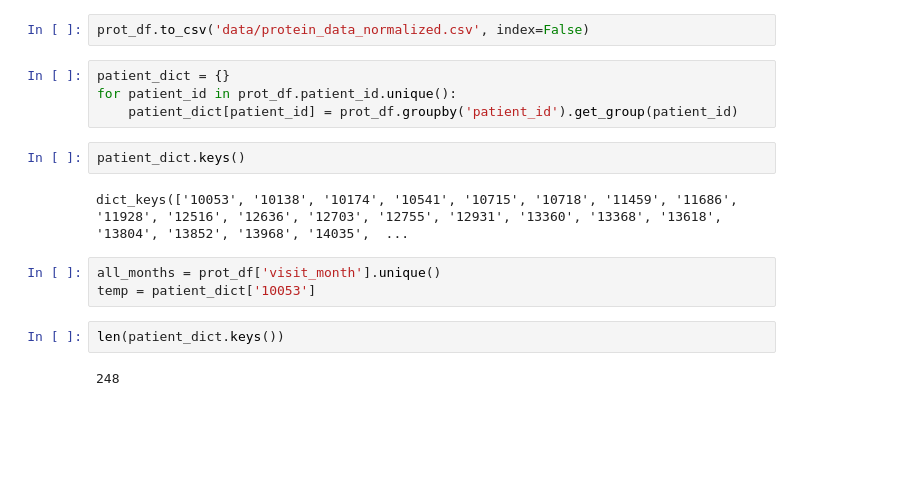
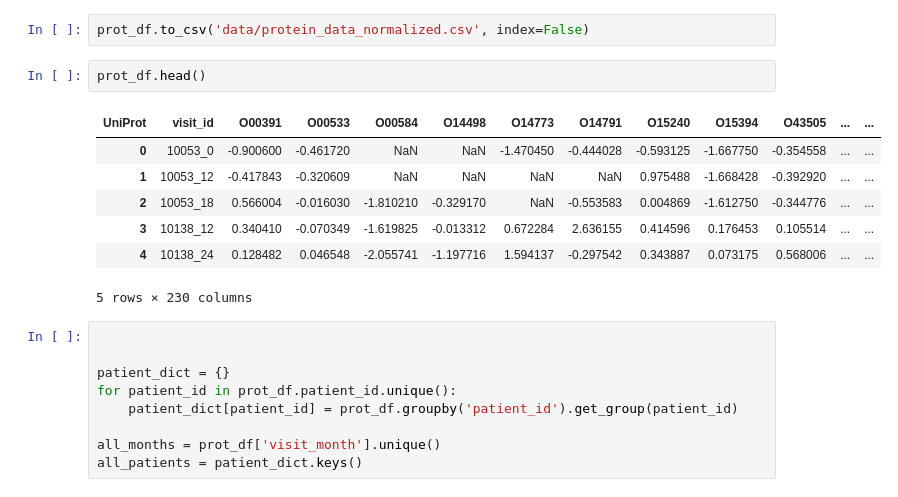
Before and after one commit to Nolasaurus/kaggle-amp-parkinsons, a Jupyter notebook: train_proteins.ipynb, the cells around one changed output. Drawn from its saved outputs; the diff is of its cells as text; blank space fills up the shorter version.

```diff
--- a/train_proteins.ipynb
+++ b/train_proteins.ipynb
@@ -96,17 +59,21 @@ array(['0', '12', '18', '24', '36', '48', '60', '6', '84', '108', '72',
 # %%
 prot_df.to_csv('data/protein_data_normalized.csv', index=False)
+# %%
+prot_df.head()
+# %% [output]
+| UniProt | visit_id | O00391 | O00533 | O00584 | O14498 | O14773 | O14791 | O15240 | O15394 | O43505 | ... | ... |
+| 0 | 10053_0 | -0.900600 | -0.461720 | NaN | NaN | -1.470450 | -0.444028 | -0.593125 | -1.667750 | -0.354558 | ... | ... |
+| 1 | 10053_12 | -0.417843 | -0.320609 | NaN | NaN | NaN | NaN | 0.975488 | -1.668428 | -0.392920 | ... | ... |
+| 2 | 10053_18 | 0.566004 | -0.016030 | -1.810210 | -0.329170 | NaN | -0.553583 | 0.004869 | -1.612750 | -0.344776 | ... | ... |
+| 3 | 10138_12 | 0.340410 | -0.070349 | -1.619825 | -0.013312 | 0.672284 | 2.636155 | 0.414596 | 0.176453 | 0.105514 | ... | ... |
+| 4 | 10138_24 | 0.128482 | 0.046548 | -2.055741 | -1.197716 | 1.594137 | -0.297542 | 0.343887 | 0.073175 | 0.568006 | ... | ... |
+5 rows × 230 columns
 # %%
+
+
 patient_dict = {}
 for patient_id in prot_df.patient_id.unique():
     patient_dict[patient_id] = prot_df.groupby('patient_id').get_group(patient_id)
+
+all_months = prot_df['visit_month'].unique()
+all_patients = patient_dict.keys()
-# %%
-patient_dict.keys()
-# %% [output]
-dict_keys(['10053', '10138', '10174', '10541', '10715', '10718', '11459', '11686', '11928', '12516', '12636', '12703', '12755', '12931', '13360', '13368', '13618', '13804', '13852', '13968', '14035',  ...
-# %%
-all_months = prot_df['visit_month'].unique()
-temp = patient_dict['10053']
-# %%
-len(patient_dict.keys())
-# %% [output]
-248
```
Also changed, not shown: parts of 11 cells of this notebook, 1 other file.
